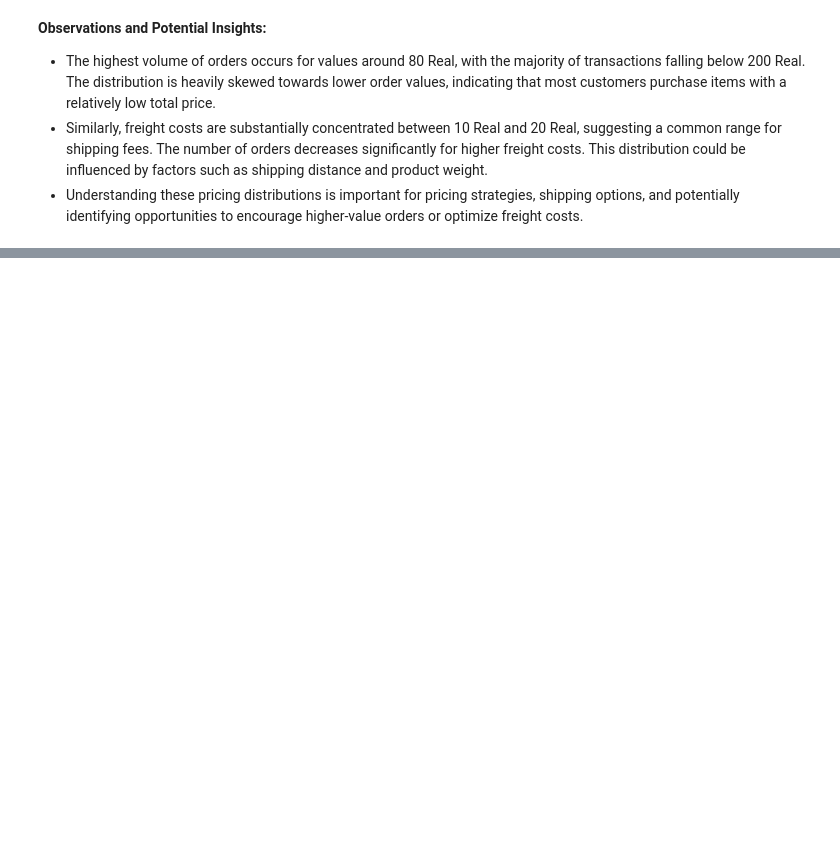
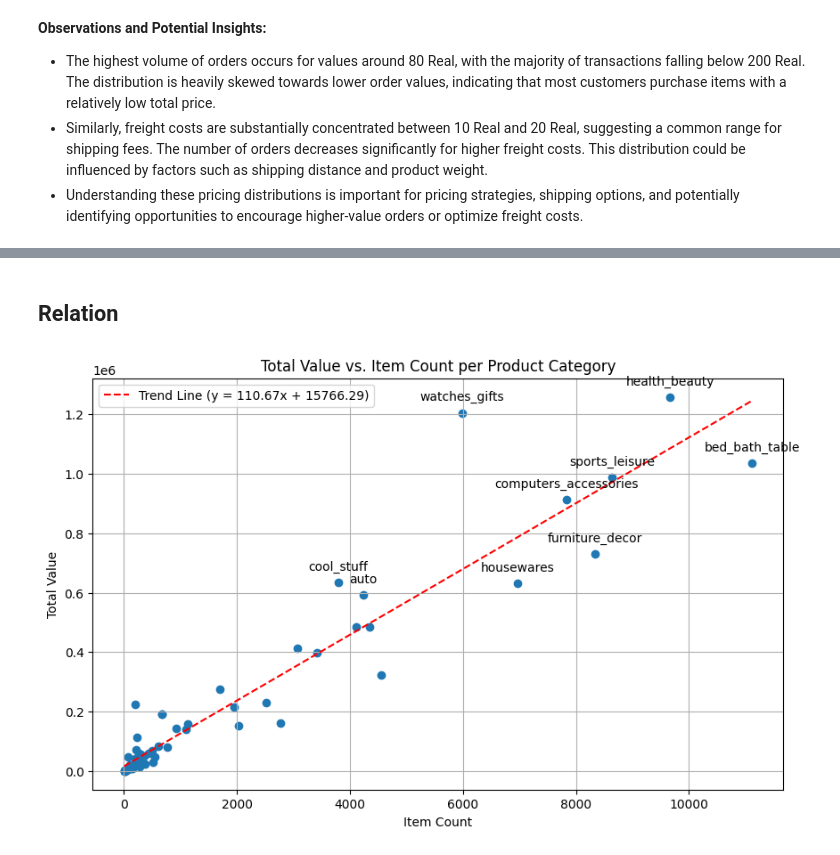
Before and after one commit to andy-nguyen-21/BrazilianE-Commerce, a Jupyter notebook: E_commerce_data_analyst.ipynb, the cells around one changed output, grey strips where cells are left out. Cells and saved outputs as stored; diff of their text form; code cells hidden in the pictures; blank space fills up the shorter version.

```diff
--- a/E_commerce_data_analyst.ipynb
+++ b/E_commerce_data_analyst.ipynb
@@ -486,0 +497,17 @@ plt.show()
+# %%
+# JOIN 3 tables: order_items, product_category_name_translation, products
+product_category_in_order_query = ("""
+    SELECT
+      order_id,
+      order_item_id,
+      product_category_name_english,
+      price
+    FROM
+      order_items
+      JOIN products USING (product_id)
+      JOIN product_category_name_translation USING (product_category_name)
+    ORDER BY
+      order_id
+""")
+product_category_in_order = pd.read_sql_query(product_category_in_order_query, db_connection)
+product_category_in_order.head(5)
@@ -486,0 +594,50 @@ plt.show()
+# %% [markdown]
+## Relation
+# %%
+# JOIN 2 treemap tables
+joined_category_tables_query = f"""
+    SELECT
+      *
+    FROM
+      ({category_value_tree_map_query})
+      JOIN ({category_order_count_tree_map_query}) USING (product_category_name_english)
+"""
+joined_category_tables = pd.read_sql_query(joined_category_tables_query, db_connection)
+joined_category_tables.head(5)
+
+# Create linear plot between category value and item count
+
+plt.figure(figsize=(10, 6)) # Increase figure size for better readability
+plt.scatter(joined_category_tables.item_count, joined_category_tables.total_value)
+plt.xlabel('Item Count')
+plt.ylabel('Total Value')
+plt.title('Total Value vs. Item Count per Product Category') # Add a title
+plt.grid(True) # Add a grid for easier reading of values
+
+# Add a linear regression line (trend line)
+import numpy as np
+from sklearn.linear_model import LinearRegression
+
+# Reshape data for linear regression
+X = joined_category_tables['item_count'].values.reshape(-1, 1)
+y = joined_category_tables['total_value'].values.reshape(-1, 1)
+
+# Fit the linear model
+model = LinearRegression()
+model.fit(X, y)
+
+# Predict values for the trend line
+trend_X = np.array([X.min(), X.max()]).reshape(-1, 1)
+trend_y = model.predict(trend_X)
+
+plt.plot(trend_X, trend_y, color='red', linestyle='--', label=f'Trend Line (y = {model.coef_[0][0]:.2f}x + {model.intercept_[0]:.2f})')
+plt.legend()
+
+# Label categories with item_count > 5k or total_value > 0.5M
+for i, row in joined_category_tables.iterrows():
+    if row['item_count'] > 5000 or row['total_value'] > 500000:
+        plt.annotate(row['product_category_name_english'], (row['item_count'], row['total_value']), textcoords="offset points", xytext=(0,10), ha='center')
+
+plt.show()
+# %% [output]
+[figure, added]
```
Also changed, not shown: parts of 14 cells of this notebook.
